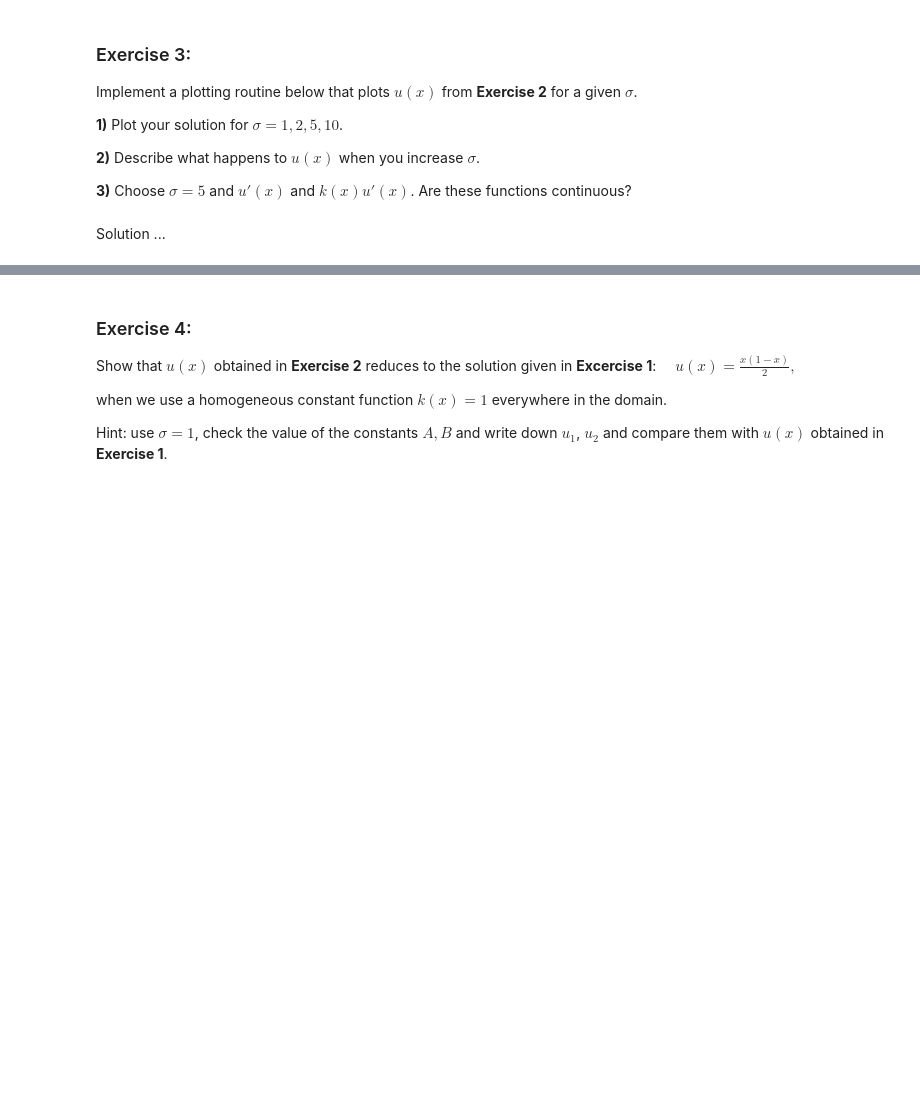
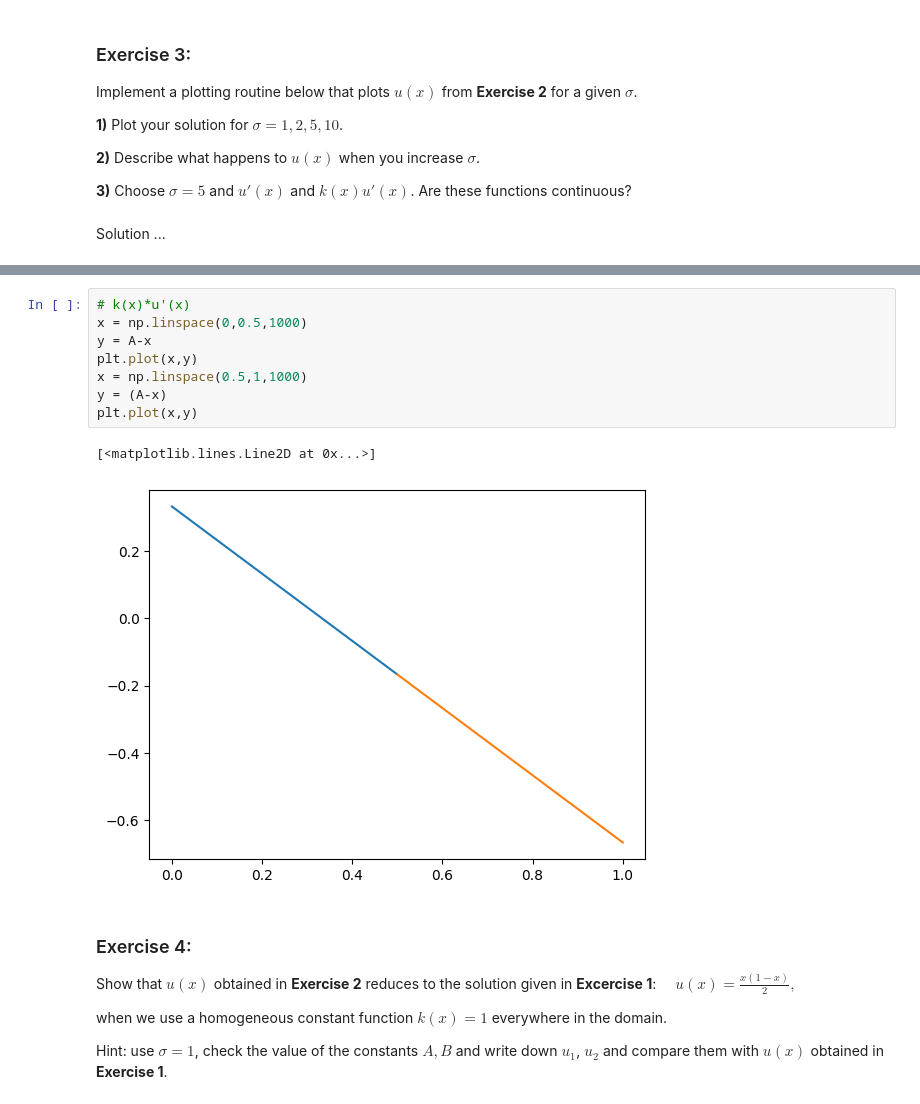
Before and after one commit to kalle6452/PDE, a Jupyter notebook: lab02.ipynb, the cells around one changed output, grey strips where cells are left out. Saved outputs shown, nothing was run; the diff lists cells and outputs as text; blank space fills up the shorter version.

```diff
--- a/lab02.ipynb
+++ b/lab02.ipynb
@@ -133,3 +163,14 @@ Solution ...
+# %%
+# k(x)*u'(x)
+x = np.linspace(0,0.5,1000)
+y = A-x
+plt.plot(x,y)
+x = np.linspace(0.5,1,1000)
+y = (A-x)
+plt.plot(x,y)
+# %% [output]
+[<matplotlib.lines.Line2D at 0x...>]
+[figure, added]
 # %% [markdown]
 ### Exercise 4:
 Show that $u(x)$ obtained in **Exercise 2** reduces to the solution given in **Excercise 1**: $\quad u(x)=\frac{x(1-x)}{2},$
```
Also changed, not shown: parts of 4 cells of this notebook.
